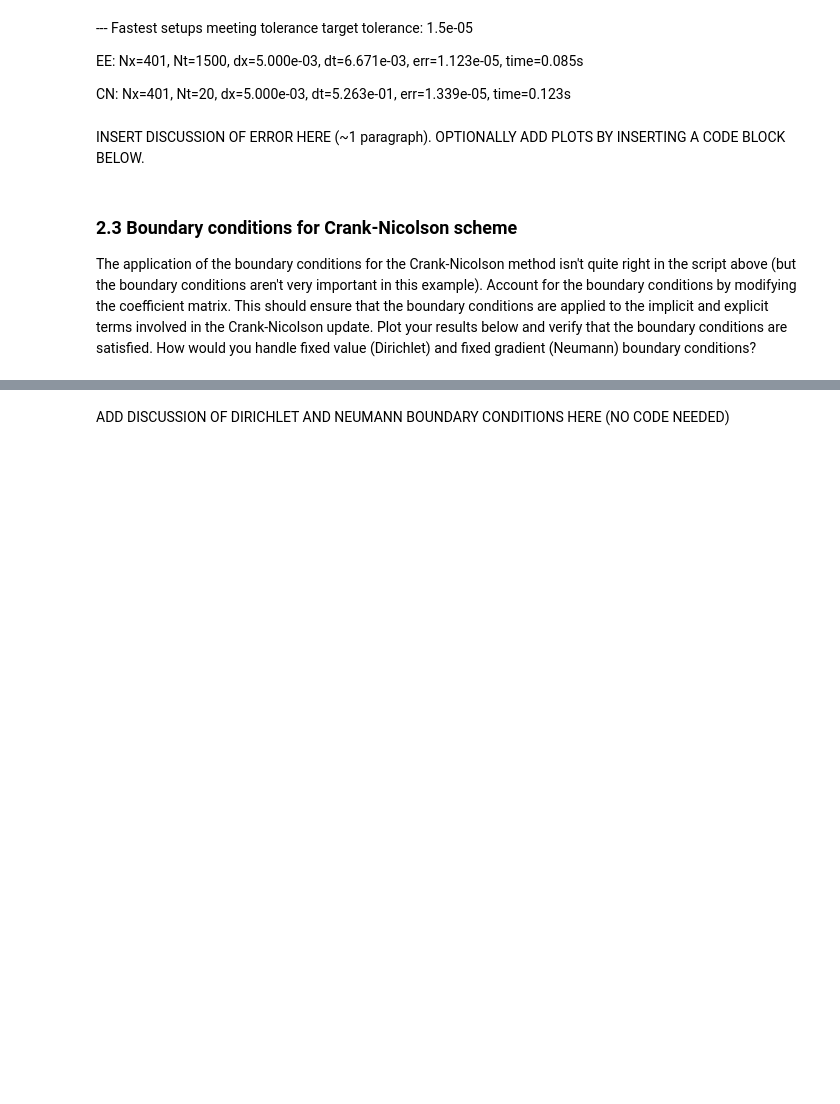
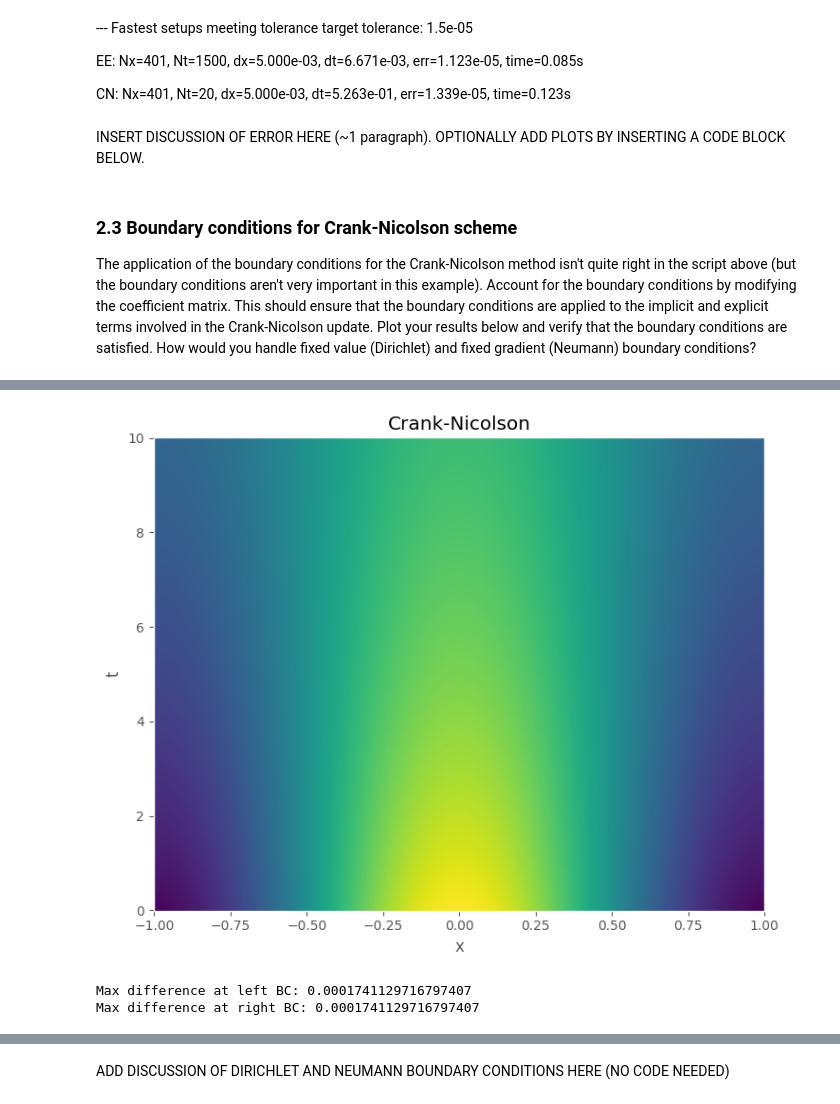
Before and after one commit to JefPhilippe/QCES, a Jupyter notebook: Project1_numerical_methods.ipynb, the cells around one changed output, grey strips where cells are left out. Cells and saved outputs as stored; diff of their text form; code cells hidden in the pictures; blank space fills up the shorter version.

```diff
--- a/Project1_numerical_methods.ipynb
+++ b/Project1_numerical_methods.ipynb
@@ -774,0 +770,15 @@ print(m)
+# %%
+def construct_M(x):
+    # Build a coefficient matrix, such that M*c is the discrete version of d^2/dx^2(c)
+    dx = x[1] - x[0]  # Infer the uniform grid spacing
+    Nx = len(x)
+    M = (np.diag(np.ones(Nx-1), -1) - 2*np.diag(np.ones(Nx), 0) + np.diag(np.ones(Nx-1), 1)) / dx**2
+
+    # Apply BCs
+    M[0, 1] =  2 / dx**2
+    M[-1, -2] =  2 / dx**2
+
+    M = sp.csr_matrix(M) # Turn M into a sparse matrix to save memory and improve speed
+    return M
+
+    print(M.toarray()[:2, :4])
@@ -774,0 +818,35 @@ print(m)
+# %%
+# Defining parameters
+kappa = 0.01  # diffusivity, original 0.001
+
+# Timestepping parameters
+t_start = 0  # start time (note that this is not the same time used to evaluate the exact solution to set the ICs)
+t_end = 10  # end time
+Nt = 1000  # number of timesteps
+
+# Size of the physical domain
+x_start = -1
+x_end = 1
+Nx = 1000
+
+t = np.linspace(t_start, t_end, Nt)  # Create a vector of times
+x = np.linspace(x_start, x_end, Nx)  # Create a vector for x
+
+c_CN = CN_noforcedBCs(x, t, kappa) # Crank-Nicolson
+
+# Plot the results
+plt.figure(figsize=(14, 6))
+
+plt.subplot(1, 2, 2)
+plt.pcolormesh(x, t, c_CN.T, shading='auto')
+plt.xlabel('x')
+plt.ylabel('t')
+plt.title('Crank-Nicolson')
+
+plt.tight_layout()
+plt.show()
+
+# verify BCs:
+print("Max difference at left BC:", np.max(np.abs(c_CN[0, :] - c_CN[1, :])))
+print("Max difference at right BC:", np.max(np.abs(c_CN[-1, :] - c_CN[-2, :])))
+# %% [output]
@@ -774,0 +854,3 @@ print(m)
+[figure, added]
+Max difference at left BC: 0.0001741129716797407
+Max difference at right BC: 0.0001741129716797407
```
Also changed, not shown: parts of 13 cells of this notebook.
